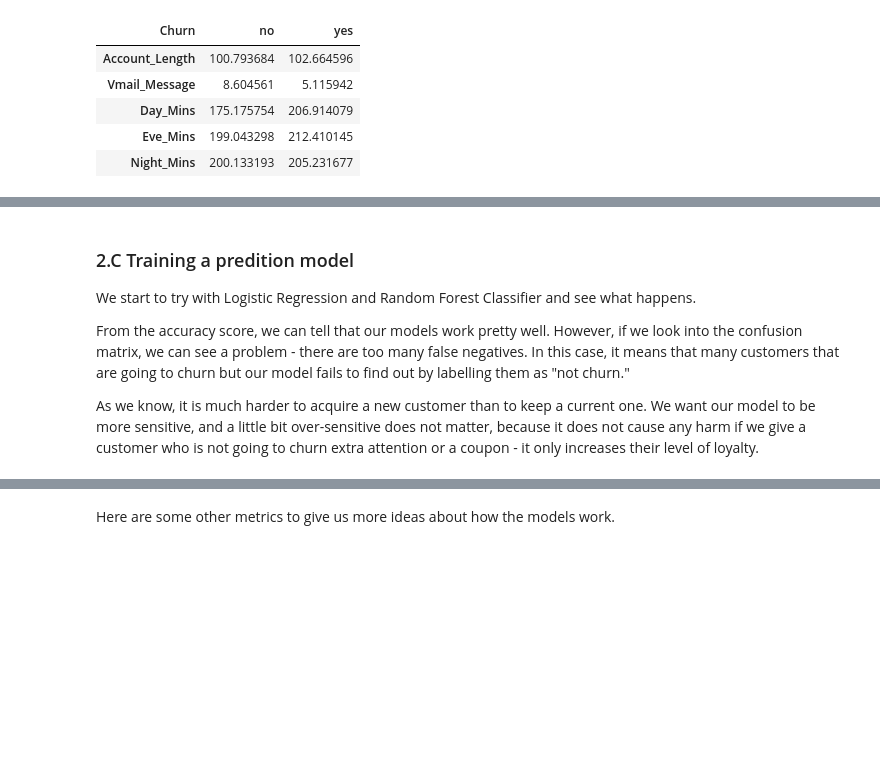
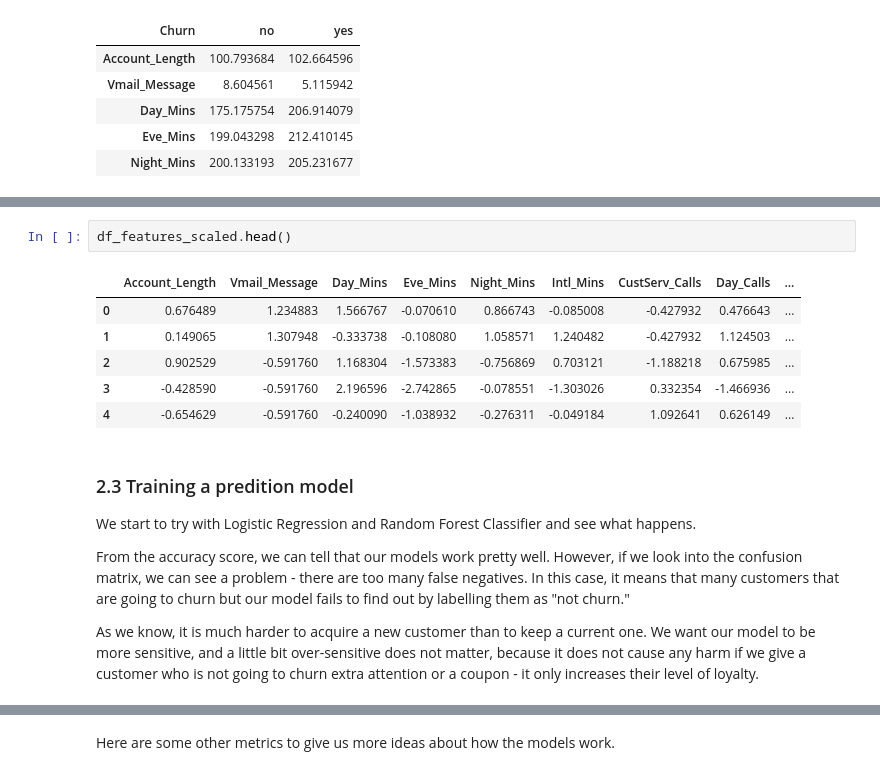
Before and after one commit to paulkillus/ChurnAnalysis, a Jupyter notebook: Predicting_Customer_Churn.ipynb, the cells around one changed output, grey strips where cells are left out. Saved outputs shown, nothing was run; the diff lists cells and outputs as text; blank space fills up the shorter version.

```diff
--- a/Predicting_Customer_Churn.ipynb
+++ b/Predicting_Customer_Churn.ipynb
@@ -258,9 +297,18 @@ df_features_scaled.describe()
+# %%
+df_features_scaled.head()
+# %% [output]
+|  | Account_Length | Vmail_Message | Day_Mins | Eve_Mins | Night_Mins | Intl_Mins | CustServ_Calls | Day_Calls | ... |
+| 0 | 0.676489 | 1.234883 | 1.566767 | -0.070610 | 0.866743 | -0.085008 | -0.427932 | 0.476643 | ... |
+| 1 | 0.149065 | 1.307948 | -0.333738 | -0.108080 | 1.058571 | 1.240482 | -0.427932 | 1.124503 | ... |
+| 2 | 0.902529 | -0.591760 | 1.168304 | -1.573383 | -0.756869 | 0.703121 | -1.188218 | 0.675985 | ... |
+| 3 | -0.428590 | -0.591760 | 2.196596 | -2.742865 | -0.078551 | -1.303026 | 0.332354 | -1.466936 | ... |
+| 4 | -0.654629 | -0.591760 | -0.240090 | -1.038932 | -0.276311 | -0.049184 | 1.092641 | 0.626149 | ... |
 # %% [markdown]
 <a class="anchor" id="2.3"></a>
 
 
 
-### 2.C Training a predition model
+### 2.3 Training a predition model
 
 We start to try with Logistic Regression and Random Forest Classifier and see what happens.
 
```
Also changed, not shown: parts of 42 cells of this notebook.
